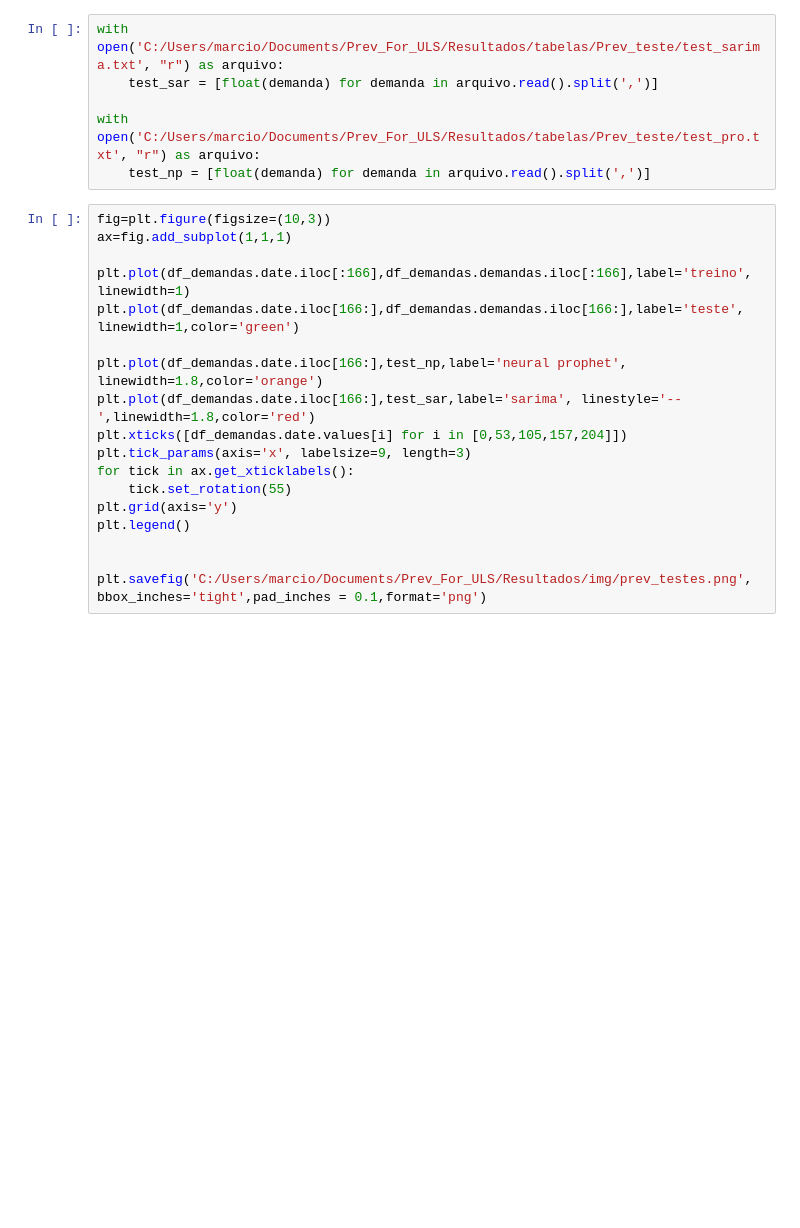
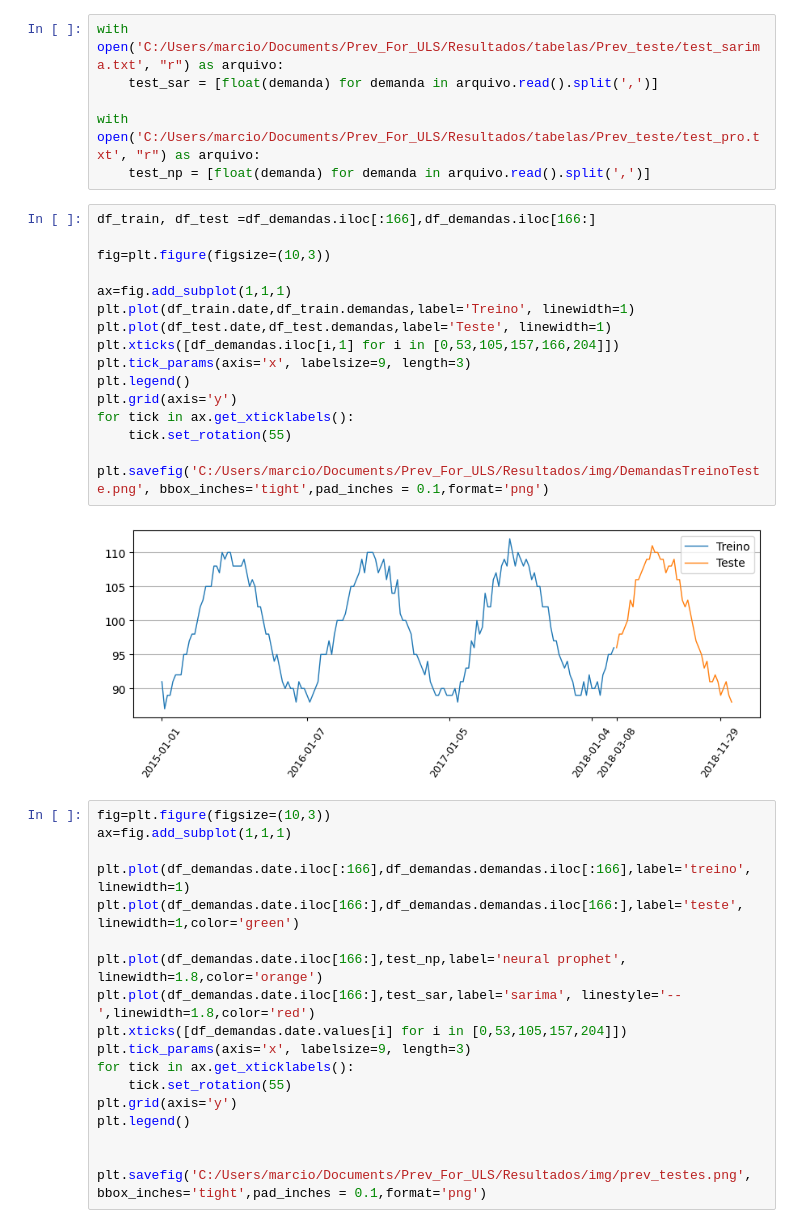
Before and after one commit to MarcioB1999/Prev_For_ULS, a Jupyter notebook: Modelos_previsao/previsoes_analise.ipynb, the cells around one changed output. Cells and saved outputs as stored; diff of their text form; blank space fills up the shorter version.

```diff
--- a/Modelos_previsao/previsoes_analise.ipynb
+++ b/Modelos_previsao/previsoes_analise.ipynb
@@ -92,6 +94,24 @@ with open('C:/Users/marcio/Documents/Prev_For_ULS/Resultados/tabelas/Prev_teste/
 
 with open('C:/Users/marcio/Documents/Prev_For_ULS/Resultados/tabelas/Prev_teste/test_pro.txt', "r") as arquivo:
 	test_np = [float(demanda) for demanda in arquivo.read().split(',')]
+# %%
+df_train, df_test =df_demandas.iloc[:166],df_demandas.iloc[166:]
+
+fig=plt.figure(figsize=(10,3))
+
+ax=fig.add_subplot(1,1,1)
+plt.plot(df_train.date,df_train.demandas,label='Treino', linewidth=1)
+plt.plot(df_test.date,df_test.demandas,label='Teste', linewidth=1)
+plt.xticks([df_demandas.iloc[i,1] for i in [0,53,105,157,166,204]])
+plt.tick_params(axis='x', labelsize=9, length=3)
+plt.legend()
+plt.grid(axis='y')
+for tick in ax.get_xticklabels():
+    tick.set_rotation(55)
+
+plt.savefig('C:/Users/marcio/Documents/Prev_For_ULS/Resultados/img/DemandasTreinoTeste.png', bbox_inches='tight',pad_inches = 0.1,format='png')
+# %% [output]
+[figure, added]
 # %%
 fig=plt.figure(figsize=(10,3))
 ax=fig.add_subplot(1,1,1)
```
Also changed, not shown: parts of 4 cells of this notebook, 48 other files.
